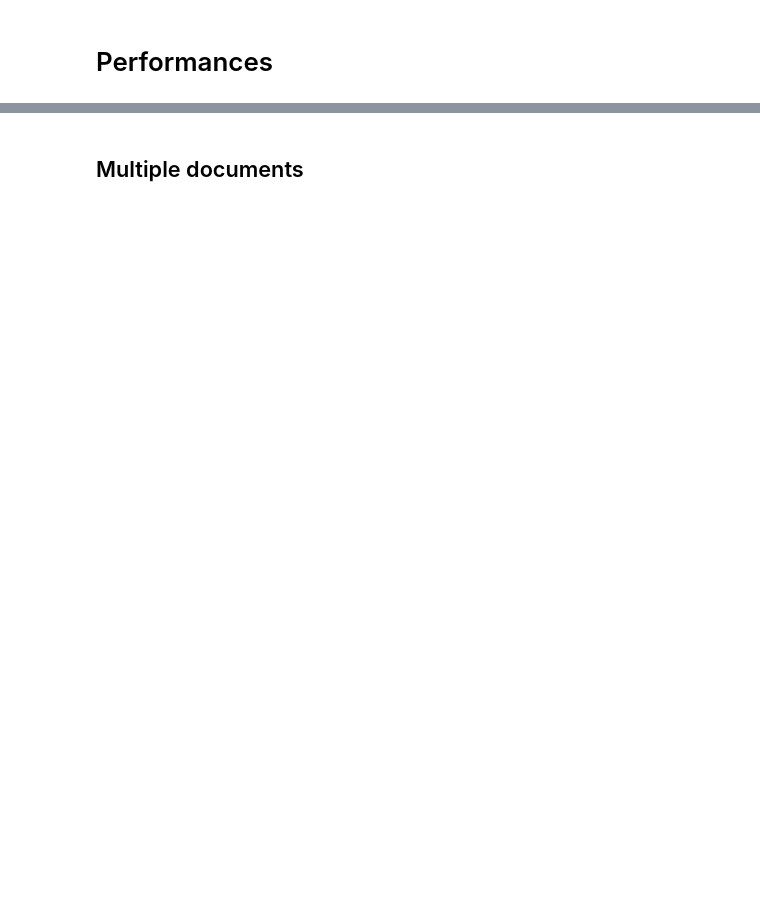
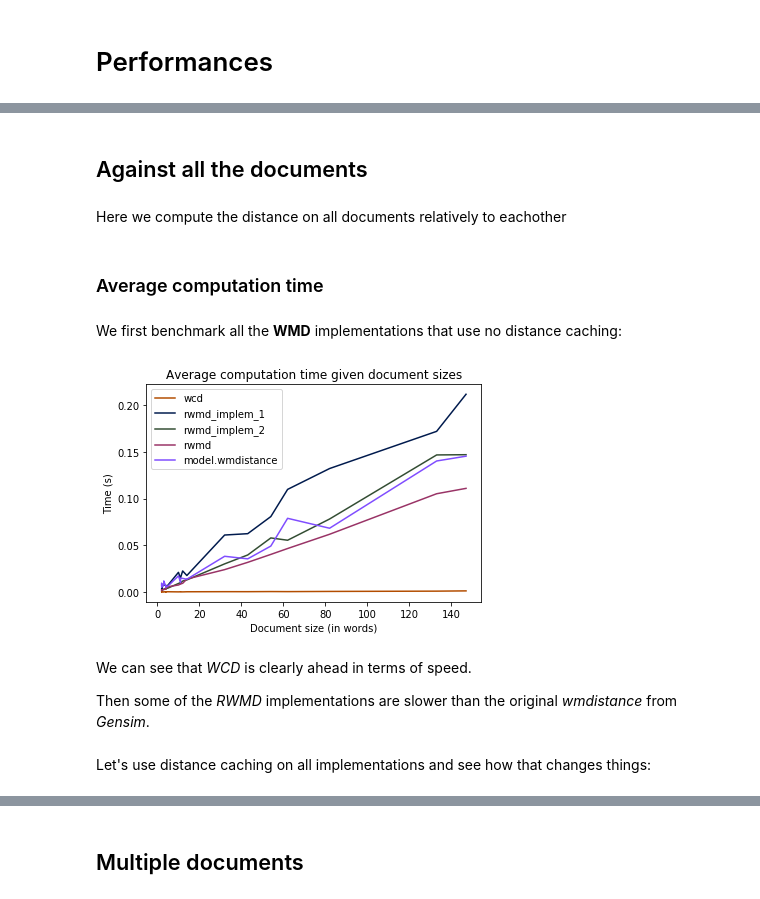
Before and after one commit to cpcdoy/WMD, a Jupyter notebook: Word Mover’s Distance.ipynb, the cells around one changed output, grey strips where cells are left out. Saved outputs shown, nothing was run; the diff lists cells and outputs as text; code cells hidden in the pictures; blank space fills up the shorter version.

```diff
--- a/Word Mover’s Distance.ipynb
+++ b/Word Mover’s Distance.ipynb
@@ -136,8 +120,2 @@ model.init_sims(replace=True)
-# %%
-#nbows = nbows_bbc
-nbows = nbows_simple
-strs_proc_simple = strs_proc
-#strs_proc = strs_bbc_proc
-strs_proc = strs_proc_simple
 # %% [markdown]
 ### Distances cache
@@ -537,15 +662,17 @@ import matplotlib.pyplot as plt
 # %%
 def time_func(fn=rwmd, nb_docs=10, nb_iter=10):
     timing_data = np.zeros((nb_docs - 1, 2))
+    acc_data = np.zeros((nb_docs - 1, 2), dtype=np.ndarray)
     for i in range(nb_docs - 1):
         if fn == model.wmdistance:
             def f():
-                model.wmdistance(strs_proc[i], strs_proc[i + 1])
+                return [model.wmdistance(strs_proc[i], strs_proc[j]) for j in range(nb_docs - 1)]
         else:
             def f():
-                fn(i, i + 1)
+                return [fn(i, j) for j in range(nb_docs - 1)]
 
-        timing_data[i][0], _ = timeit.Timer(f, 'gc.enable()').timeit(number=nb_iter)
-        timing_data[i][1] = len(strs_proc[i]) + len(strs_proc[i + 1])
+        #timing_data[i][0], _ = timeit.Timer(f, 'gc.enable()').timeit(number=nb_iter)
+        timing_data[i][0], acc_data[i][0] = timeit.Timer(f).timeit(number=nb_iter)
+        timing_data[i][1] = len(strs_proc[i])
 
-    return timing_data
+    return timing_data, acc_data
@@ -552,4 +685,4 @@ def time_func(fn=rwmd, nb_docs=10, nb_iter=10):
 # %%
 funcs = [wcd, rwmd_implem_1, rwmd_implem_2, rwmd, model.wmdistance]
-data = np.array([time_func(i, len(strs_proc), 100) for i in funcs])
+data = np.array([time_func(i, len(strs_proc), 10) for i in funcs])
 # %%
@@ -556,0 +692,34 @@ data_no_cache = np.array([time_func(i, len(strs_proc), 100) for i in funcs[:-1]]
+# %% [markdown]
+## Against all the documents
+# %% [markdown]
+Here we compute the distance on all documents relatively to eachother
+# %% [markdown]
+### Average computation time
+# %% [markdown]
+We first benchmark all the **WMD** implementations that use no distance caching:
+# %%
+x = data_no_cache[0, 0, :, 1]
+fn_names = ["wcd", "rwmd_implem_1", "rwmd_implem_2", "rwmd", "model.wmdistance"]
+
+x_args = np.argsort(x)
+
+fig, ax = plt.subplots()
+for i in range(data_no_cache.shape[0]):
+    ax.plot(x[x_args], data_no_cache[i, 0, x_args, 0] / 100, 'k', color=np.around(np.random.rand(3, 1), 1).flatten(), label=fn_names[i])
+i = len(data) - 1
+ax.plot(x[x_args], data[i, 0, x_args, 0] / 100, 'k', color=np.around(np.random.rand(3, 1), 1).flatten(), label=fn_names[i])
+
+ax.legend()
+
+ax.set_xlabel('Document size (in words)')
+ax.set_ylabel('Time (s)')
+ax.set_title('Average computation time given document sizes')
+plt.show()
+# %% [output]
+[figure, added]
+# %% [markdown]
+We can see that *WCD* is clearly ahead in terms of speed.
+
+Then some of the *RWMD* implementations are slower than the original *wmdistance* from *Gensim*.
+# %% [markdown]
+Let's use distance caching on all implementations and see how that changes things:
```
Also changed, not shown: parts of 101 cells of this notebook.
